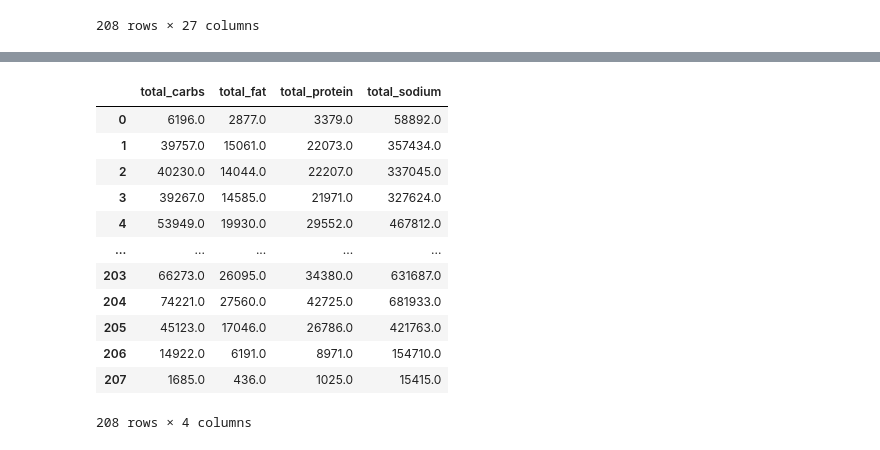
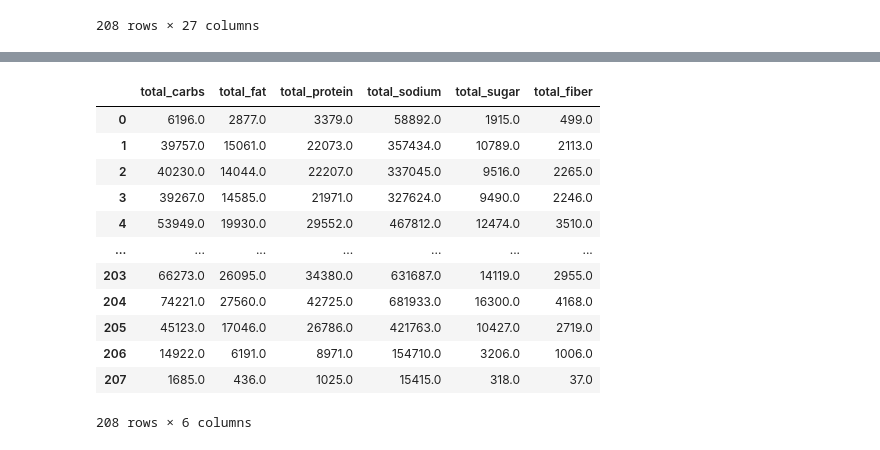
Before and after one commit to dbera17/ML, a Jupyter notebook: final_proj_clust123.ipynb, the cells around one changed output, grey strips where cells are left out. Cells and saved outputs as stored; diff of their text form; code cells hidden in the pictures.

```diff
--- a/final_proj_clust123.ipynb
+++ b/final_proj_clust123.ipynb
@@ -60,27 +60,31 @@ def getDayNum(Day):
 # %%
 data_point= {}
 # data_point['Week_Day'] = data["Week_Day"]
 data_point['total_carbs'] = data["total_carbs"]
 data_point['total_fat'] = data["total_fat"]
 data_point['total_protein'] = data["total_protein"]
 data_point['total_sodium'] = data["total_sodium"]
+data_point['total_sugar'] = data["total_sugar"]
+data_point['total_fiber'] = data["total_fiber"]
+
+
 
 # for i in range(len(data_point['Week_Day'])):
 #     data_point['Week_Day'][i]= getDayNum(data_point['Week_Day'][i])
 
 data_point = pd.DataFrame(data_point)
 data_point
 # %% [output]
-|  | total_carbs | total_fat | total_protein | total_sodium |
-| 0 | 6196.0 | 2877.0 | 3379.0 | 58892.0 |
-| 1 | 39757.0 | 15061.0 | 22073.0 | 357434.0 |
-| 2 | 40230.0 | 14044.0 | 22207.0 | 337045.0 |
-| 3 | 39267.0 | 14585.0 | 21971.0 | 327624.0 |
-| 4 | 53949.0 | 19930.0 | 29552.0 | 467812.0 |
-| ... | ... | ... | ... | ... |
-| 203 | 66273.0 | 26095.0 | 34380.0 | 631687.0 |
-| 204 | 74221.0 | 27560.0 | 42725.0 | 681933.0 |
-| 205 | 45123.0 | 17046.0 | 26786.0 | 421763.0 |
-| 206 | 14922.0 | 6191.0 | 8971.0 | 154710.0 |
-| 207 | 1685.0 | 436.0 | 1025.0 | 15415.0 |
+|  | total_carbs | total_fat | total_protein | total_sodium | total_sugar | total_fiber |
+| 0 | 6196.0 | 2877.0 | 3379.0 | 58892.0 | 1915.0 | 499.0 |
+| 1 | 39757.0 | 15061.0 | 22073.0 | 357434.0 | 10789.0 | 2113.0 |
+| 2 | 40230.0 | 14044.0 | 22207.0 | 337045.0 | 9516.0 | 2265.0 |
+| 3 | 39267.0 | 14585.0 | 21971.0 | 327624.0 | 9490.0 | 2246.0 |
+| 4 | 53949.0 | 19930.0 | 29552.0 | 467812.0 | 12474.0 | 3510.0 |
+| ... | ... | ... | ... | ... | ... | ... |
+| 203 | 66273.0 | 26095.0 | 34380.0 | 631687.0 | 14119.0 | 2955.0 |
+| 204 | 74221.0 | 27560.0 | 42725.0 | 681933.0 | 16300.0 | 4168.0 |
+| 205 | 45123.0 | 17046.0 | 26786.0 | 421763.0 | 10427.0 | 2719.0 |
+| 206 | 14922.0 | 6191.0 | 8971.0 | 154710.0 | 3206.0 | 1006.0 |
+| 207 | 1685.0 | 436.0 | 1025.0 | 15415.0 | 318.0 | 37.0 |
-208 rows × 4 columns
+208 rows × 6 columns
```
Also changed, not shown: parts of 39 cells of this notebook.
